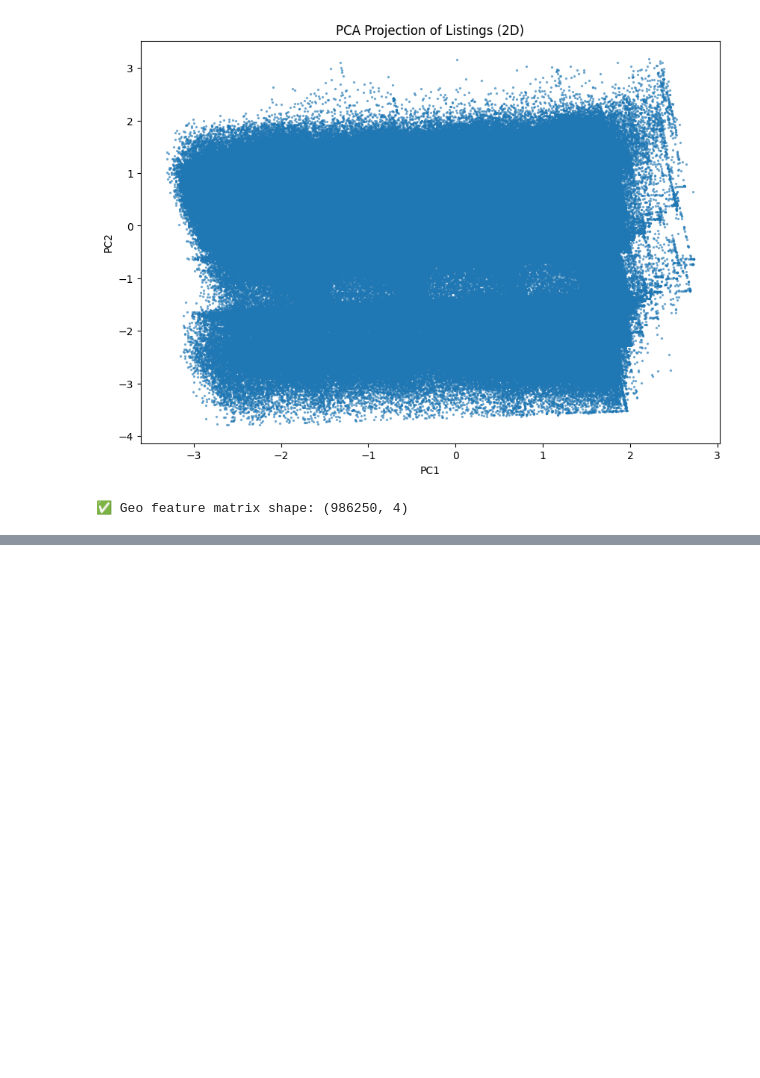
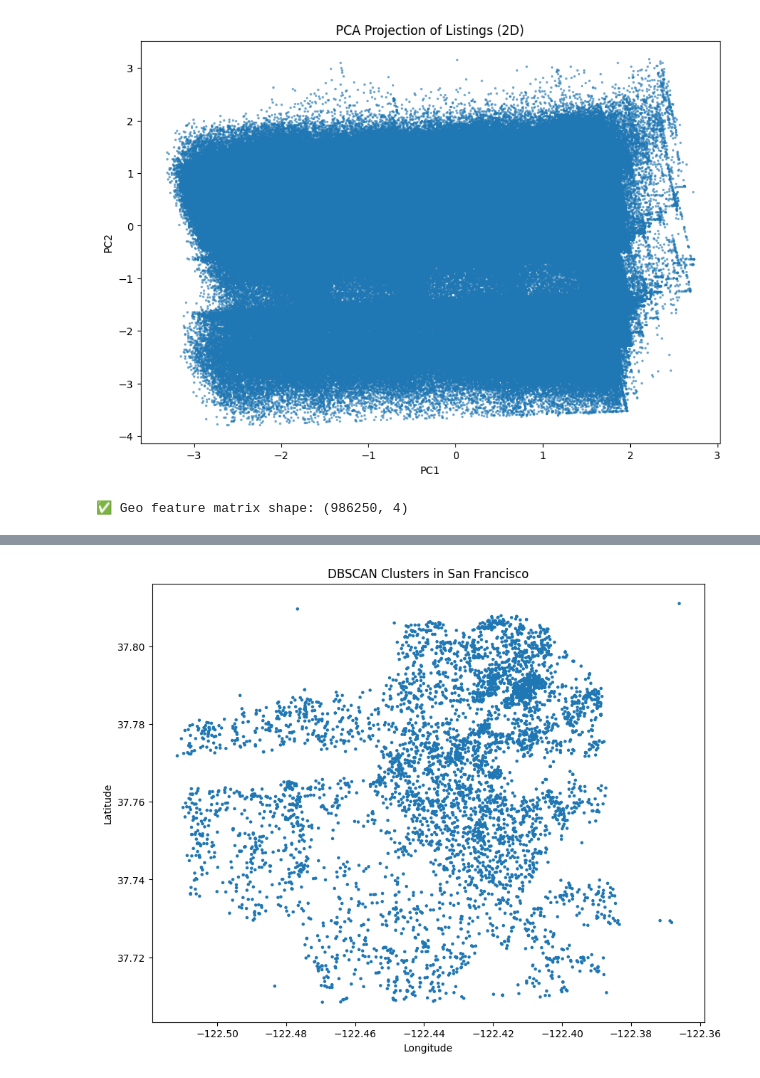
Before and after one commit to YassineEng/EDA-Clustering-Time-series---Regression-Model-Airbnb-Data, a Jupyter notebook: notebooks/02_clustering.ipynb, the cells around one changed output, grey strips where cells are left out. Drawn from its saved outputs; the diff is of its cells as text; code cells hidden in the pictures; blank space fills up the shorter version.

```diff
--- a/notebooks/02_clustering.ipynb
+++ b/notebooks/02_clustering.ipynb
@@ -320,0 +311,15 @@ MemoryError:
+# %%
+city = 'San Francisco'
+city_data = df_filtered[df_filtered['property_city'] == city]
+
+plt.figure(figsize=(10, 8))
+plt.scatter(
+    city_data['longitude'], city_data['latitude'],
+    c=city_data['geo_cluster'], cmap='tab20', s=5
+)
+plt.title(f"DBSCAN Clusters in {city}")
+plt.xlabel("Longitude")
+plt.ylabel("Latitude")
+plt.show()
+# %% [output]
+[figure, added]
```
Also changed, not shown: parts of 9 cells of this notebook.
